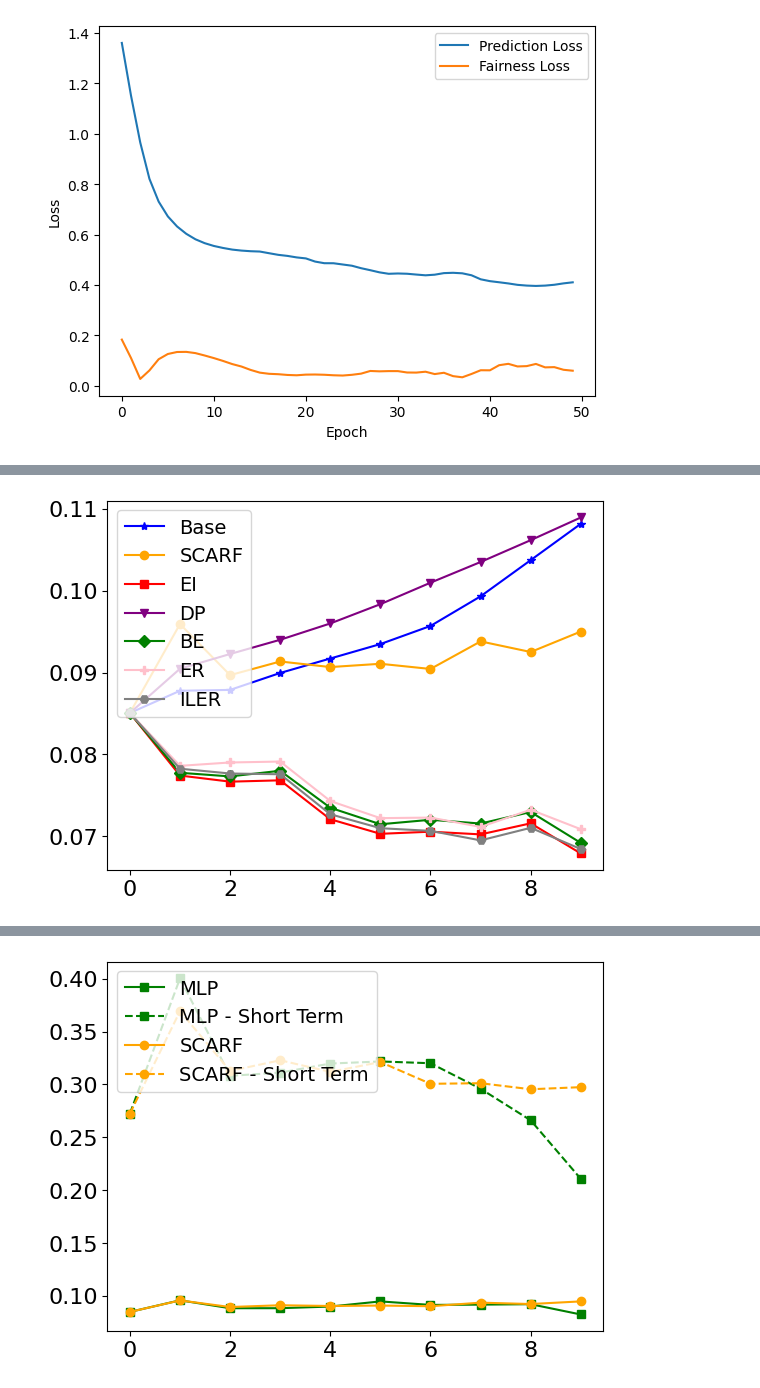
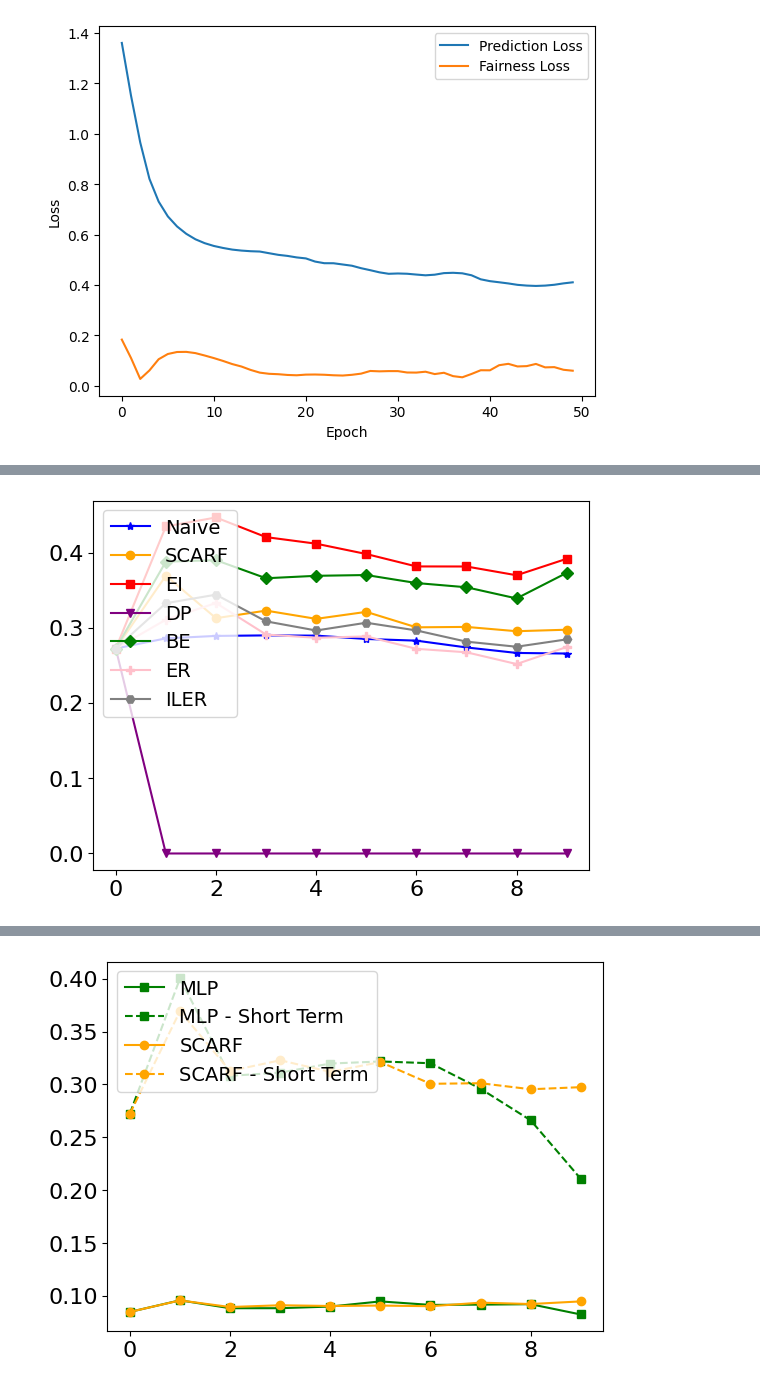
Before and after one commit to francisco-gumucio/SCARF, a Jupyter notebook: SimLoan/VACA/toy_data_gen.ipynb, the cells around one changed output, grey strips where cells are left out. Saved outputs shown, nothing was run; the diff lists cells and outputs as text; code cells hidden in the pictures.

```diff
--- a/SimLoan/VACA/toy_data_gen.ipynb
+++ b/SimLoan/VACA/toy_data_gen.ipynb
@@ -1767,10 +1304,6 @@ for b in b_list:
 
     print('Last saved epoch: ', e)
 
-    plt.plot(np.arange(0, len(hist_loss), 1), hist_loss, label='Total Loss')
-    plt.plot(np.arange(0, len(hist_loss), 1), buget_loss, label='Budget Loss')
-    plt.plot(np.arange(0, len(hist_loss), 1), hist_lt_loss, label='Long Fairness Loss')
-    plt.plot(np.arange(0, len(hist_loss), 1), hist_st_loss, label='Short Fairness Loss')
     plt.legend()
     plt.show()
 # %% [output]
@@ -2743,14 +1623,0 @@ plt.show()
-# %%
-pos_efforts = efforts.view(n, seq_len, 2)[s0.squeeze() == 1, :]
-ps = []
-for i in range(len(pos_efforts)):
-    ps.append(torch.sum(torch.abs(pos_efforts[i])).item())
-
-plt.hist(ps, color='blue', range=(0, 10), bins=20)
-
-neg_efforts = efforts.view(n, seq_len, 2)[s0.squeeze() == 0, :]
-ns = []
-for i in range(len(neg_efforts)):
-    ns.append(torch.sum(torch.abs(neg_efforts[i])).item())
-
-plt.hist(ns, color='red', alpha=0.7, range=(0, 0), bins=20)
@@ -3383,2 +2026,0 @@ for seed in seeds:
-# %%
-budget = 5.0
@@ -3445,27 +2087,49 @@ array([0.08506622, 0.08778311, 0.08788909, 0.0899602 , 0.09172586,
 # %%
-timeline = range(seq_len)
-dataset = 'toy'
-EI_fairness_tl[0] = og_fairness_tl[0]
-DP_fairness_tl[0] = og_fairness_tl[0]
+b_list = [0.5, 1, 2, 4]
+for _b in b_list:
+    budget = _b * seq_len
+    EI_short_term = np.load(f'ei_short_term_toy_budget_{budget}.npy')
+    BE_short_term = np.load(f'be_short_term_toy_budget_{budget}.npy')
+    ER_short_term = np.load(f'er_short_term_toy_budget_{budget}.npy')
+    ILER_short_term = np.load(f'iler_short_term_toy_budget_{budget}.npy')
+    og_short_term = np.load('st_fairness_og_toy.npy')
+    short_term_fairness = np.load('st_fairness_budget_toy_' + str(budget) + '.npy')
+    short_term_fairness = np.load('st_fairness_budget_toy_' + str(budget) + '.npy')
+    short_term_lstm_tl = np.mean(short_term_fairness, axis=0)
+    og_short_term_tl = np.mean(og_short_term, axis=0)
+    short_term_lstm_tl[0] = og_short_term_tl[0]
+    EI_short_tl = np.mean(EI_short_term, axis=0)
+    DP_short_tl = np.mean(DP_short_term, axis=0)
+    BE_short_term_tl = np.mean(BE_short_term, axis=0)
+    ER_short_term_tl = np.mean(ER_short_term, axis=0)
+    ILER_short_term_tl = np.mean(ILER_short_term, axis=0)
+    EI_short_tl[0] = og_short_term_tl[0]
+    DP_short_tl[0] = og_short_term_tl[0]
+    BE_short_term_tl[0] = og_short_term_tl[0]
+    ER_short_term_tl[0] = og_short_term_tl[0]
+    ILER_short_term_tl[0] = og_short_term_tl[0]
 
-fig, ax = plt.subplots()
+    fig, ax = plt.subplots()
 
-ax.plot(timeline, og_fairness_tl, color='blue', label='Base', marker="*")
-ax.plot(timeline, model_fairness_tl_lstm, color='orange', label='SCARF', marker="o")
-# ax.fill_between(timeline,
-#                 model_fairness_lstm_bottom,
-#                 model_fairness_lstm_top,
-#                 color='orange', alpha=0.3, label='SCARF Std. Dev.')
-ax.plot(timeline, EI_fairness_tl, color='red', label='EI', marker="s")
-ax.plot(timeline, DP_fairness_tl, color='purple', label='DP', marker="v")
-ax.plot(timeline, BE_fairness_tl, color='green', label='BE', marker="D")
-ax.plot(timeline, ER_fairness_tl, color='pink', label='ER', marker="P")
-ax.plot(timeline, ILER_fairness_tl, color='gray', label='ILER', marker="H")
+    ax.plot(timeline, og_short_term_tl, color='blue', label='Naive', marker = "*")
+    ax.plot(timeline, short_term_lstm_tl, color='orange', label='SCARF', marker = "o")
+    # ax.fill_between(timeline,
+    #                 short_term_lstm_bottom,
+    #                 short_term_lstm_top,
+    #                 color='orange', alpha=0.3, label='SCARF Std. Dev.')
+    ax.plot(timeline, EI_short_tl, color='red', label='EI', marker = "s")
+    ax.plot(timeline, DP_short_tl, color='purple', label='DP', marker = "v")
+    ax.plot(timeline, BE_short_term_tl, color='green', label='BE', marker = "D")
+    # plt.plot(timeline, short_term_clf_tl, color='orange', label='Post Interventions Short Term Fairness LSTM CLF', marker = "x")
+    ax.plot(timeline, ER_short_term_tl, color='pink', label='ER', marker = "P")
+    ax.plot(timeline, ILER_short_term_tl, color='gray', label='ILER', marker = "H")
 
-ax.tick_params(axis='both', labelsize=16)
-ax.legend(fontsize=14, loc = 'upper left')
+    ax.tick_params(axis='both', labelsize=16)
+    ax.legend(fontsize=14, loc = 'upper left')
 
-plt.savefig("Toy Results - 30 seeds averaged budget = " + str(budget) + ", epsilon = "+eps+", beta = "+bet+".png")
-plt.show()
+    plt.savefig("Toy Short Term Results - 30 seeds averaged budget = " + str(budget) + ", epsilon = "+eps+", beta = "+bet+".png")
+    # plt.savefig("Toy Short Term Results - 30 seeds averaged budget = " + str(budget) + ", reduced causal factors.png")
+
+    plt.show()
 # %% [output]
-[figure, old version]
+[figure, new version]
```
Also changed, not shown: parts of 71 cells of this notebook, 10 other files.
